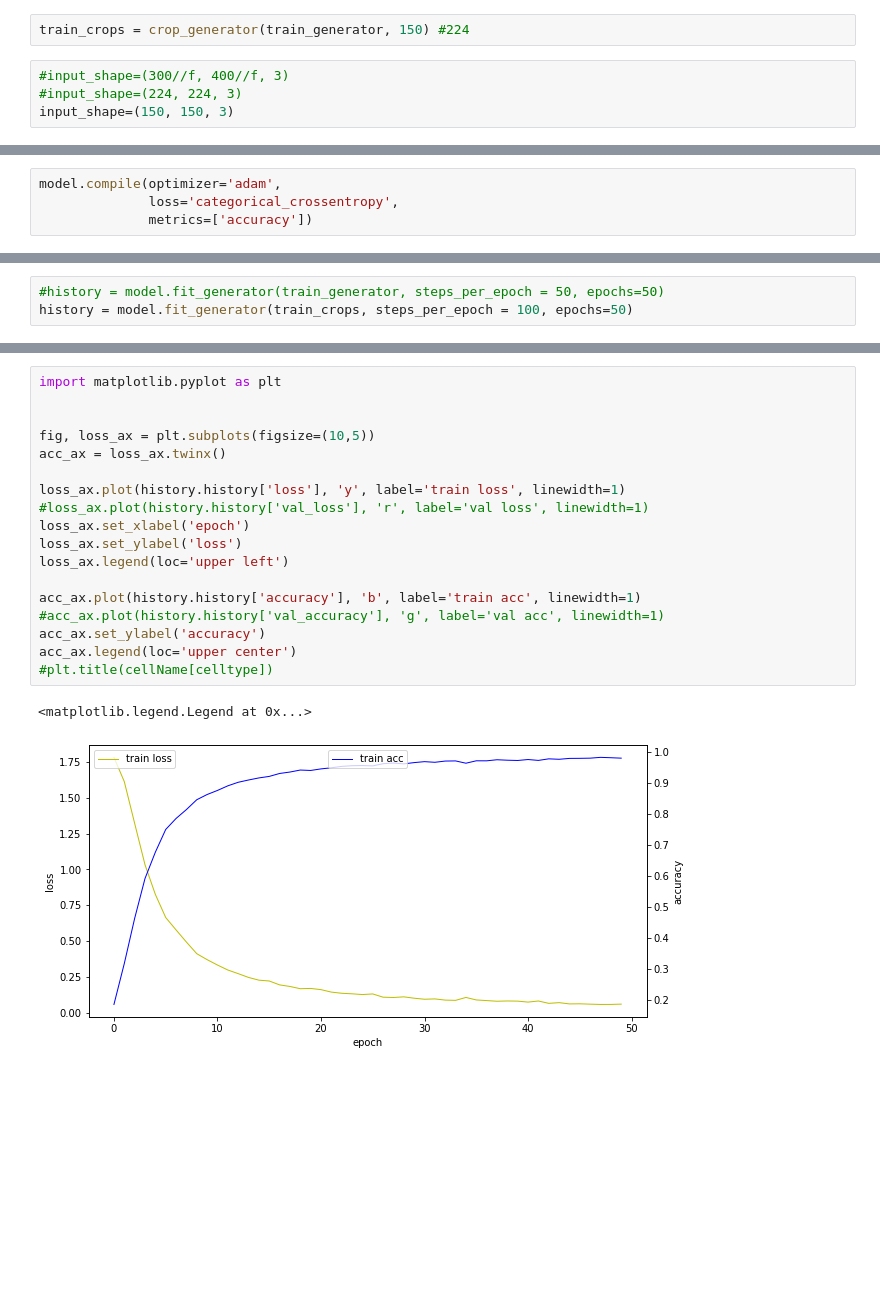
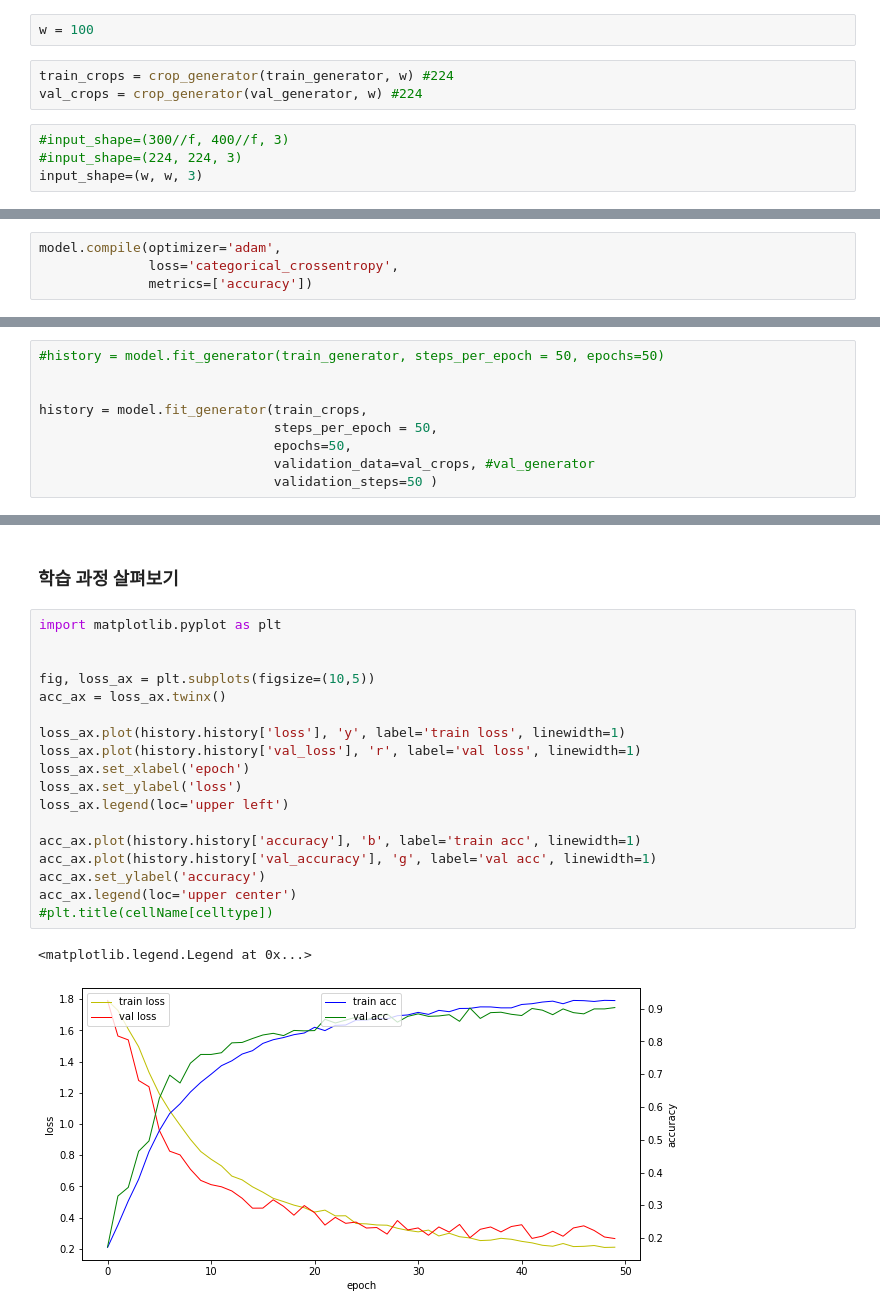
Before and after one commit to dalek7/Undergrad-DeepLearning-20Fall, a Jupyter notebook: 05_Case_Study/01_handpose_20F.ipynb, the cells around one changed output, grey strips where cells are left out. Cells and saved outputs as stored; diff of their text form; blank space fills up the shorter version.

```diff
--- a/05_Case_Study/01_handpose_20F.ipynb
+++ b/05_Case_Study/01_handpose_20F.ipynb
@@ -116,12 +131,15 @@ print(n_classes)
 6
 # %% [markdown]
 ### Crop generator
+# %%
+w = 100
 # %%
-train_crops = crop_generator(train_generator, 150) #224
+train_crops = crop_generator(train_generator, w) #224
+val_crops = crop_generator(val_generator, w) #224
 # %%
 #input_shape=(300//f, 400//f, 3)
 #input_shape=(224, 224, 3)
-input_shape=(150, 150, 3)
+input_shape=(w, w, 3)
 # %%
 from skimage import io
 
@@ -203,4 +225,10 @@ model.compile(optimizer='adam',
 # %%
 #history = model.fit_generator(train_generator, steps_per_epoch = 50, epochs=50)
-history = model.fit_generator(train_crops, steps_per_epoch = 100, epochs=50)
+
+
+history = model.fit_generator(train_crops,
+                              steps_per_epoch = 50,
+                              epochs=50,
+                              validation_data=val_crops, #val_generator
+                              validation_steps=50 )
 # %% [output]
@@ -224,21 +284,23 @@ Epoch 50/50
+# %% [markdown]
+### 학습 과정 살펴보기
 # %%
 import matplotlib.pyplot as plt
 
 
 fig, loss_ax = plt.subplots(figsize=(10,5))
 acc_ax = loss_ax.twinx()
 
 loss_ax.plot(history.history['loss'], 'y', label='train loss', linewidth=1)
-#loss_ax.plot(history.history['val_loss'], 'r', label='val loss', linewidth=1)
+loss_ax.plot(history.history['val_loss'], 'r', label='val loss', linewidth=1)
 loss_ax.set_xlabel('epoch')
 loss_ax.set_ylabel('loss')
 loss_ax.legend(loc='upper left')
 
 acc_ax.plot(history.history['accuracy'], 'b', label='train acc', linewidth=1)
-#acc_ax.plot(history.history['val_accuracy'], 'g', label='val acc', linewidth=1)
+acc_ax.plot(history.history['val_accuracy'], 'g', label='val acc', linewidth=1)
 acc_ax.set_ylabel('accuracy')
 acc_ax.legend(loc='upper center')
 #plt.title(cellName[celltype])
 # %% [output]
 <matplotlib.legend.Legend at 0x...>
-[figure, old version]
+[figure, new version]
```
Also changed, not shown: parts of 16 cells of this notebook.
